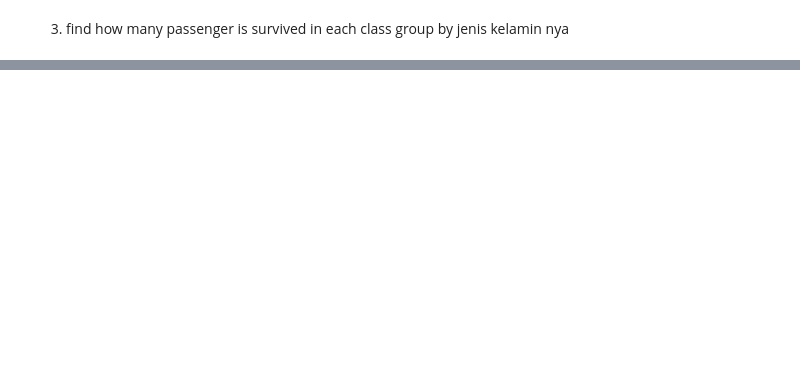
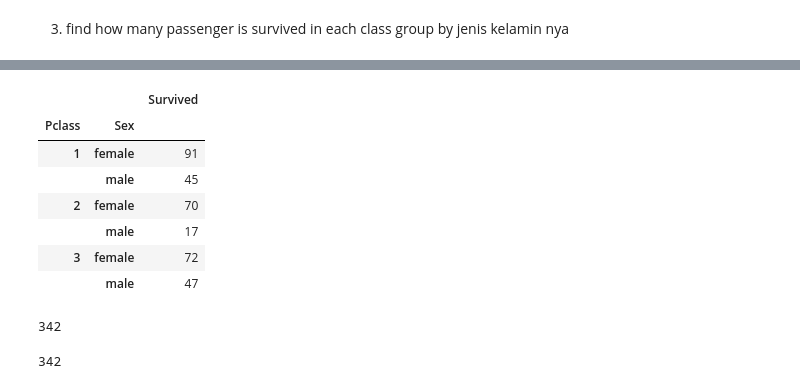
Before and after one commit to adi-chang/intermediate-python-batch-5, a Jupyter notebook: week-2/Pert4_Pandas_2.ipynb, the cells around one changed output, grey strips where cells are left out. Drawn from its saved outputs; the diff is of its cells as text; code cells hidden in the pictures; blank space fills up the shorter version.

```diff
--- a/week-2/Pert4_Pandas_2.ipynb
+++ b/week-2/Pert4_Pandas_2.ipynb
@@ -476,0 +585,19 @@ data.pivot_table()
+# %%
+titanic.groupby(['Pclass', 'Sex'])[['Survived']].sum()
+# %% [output]
+|  |  | Survived |
+| Pclass | Sex |  |
+| 1 | female | 91 |
+|  | male | 45 |
+| 2 | female | 70 |
+|  | male | 17 |
+| 3 | female | 72 |
+|  | male | 47 |
+# %%
+titanic[titanic['Survived']==1].shape[0]
+# %% [output]
+342
+# %%
+91+45+70+17+72+47
+# %% [output]
+342
```
Also changed, not shown: parts of 15 cells of this notebook, 2 other files.
